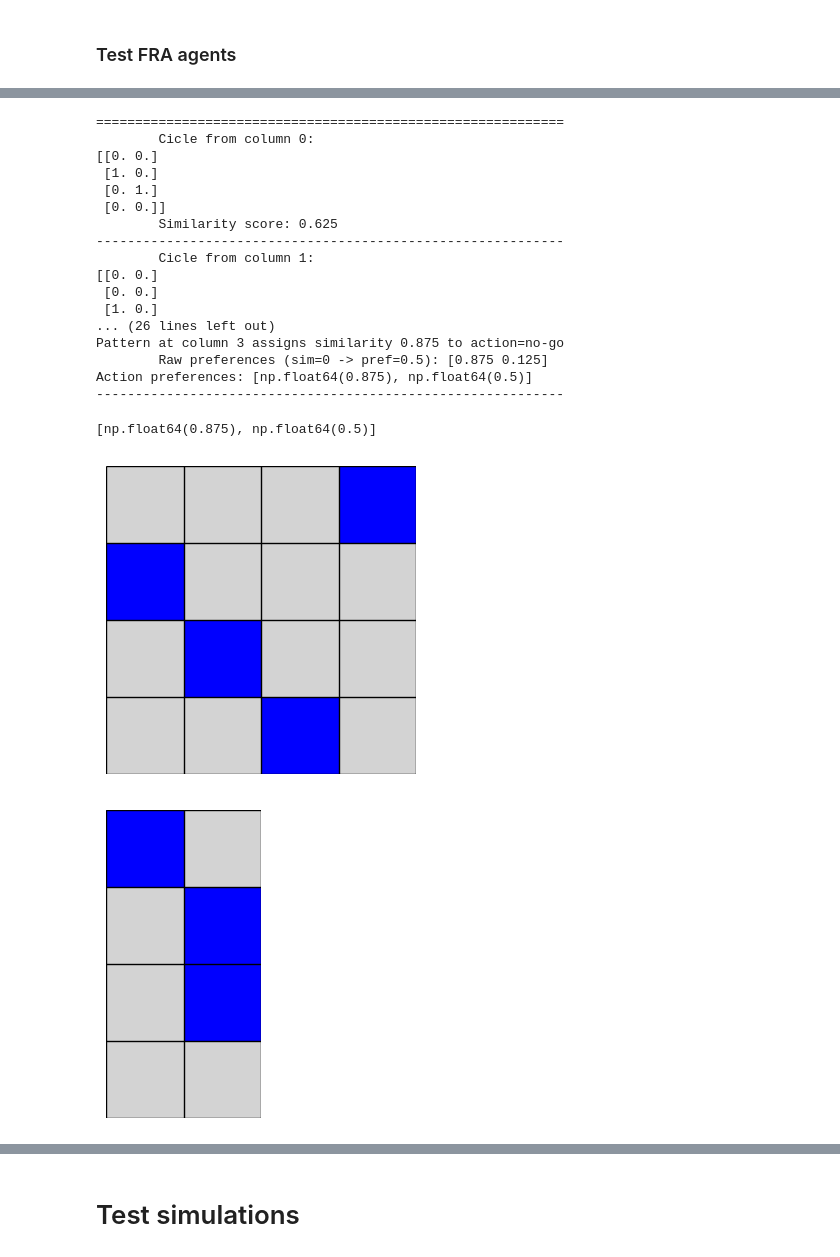
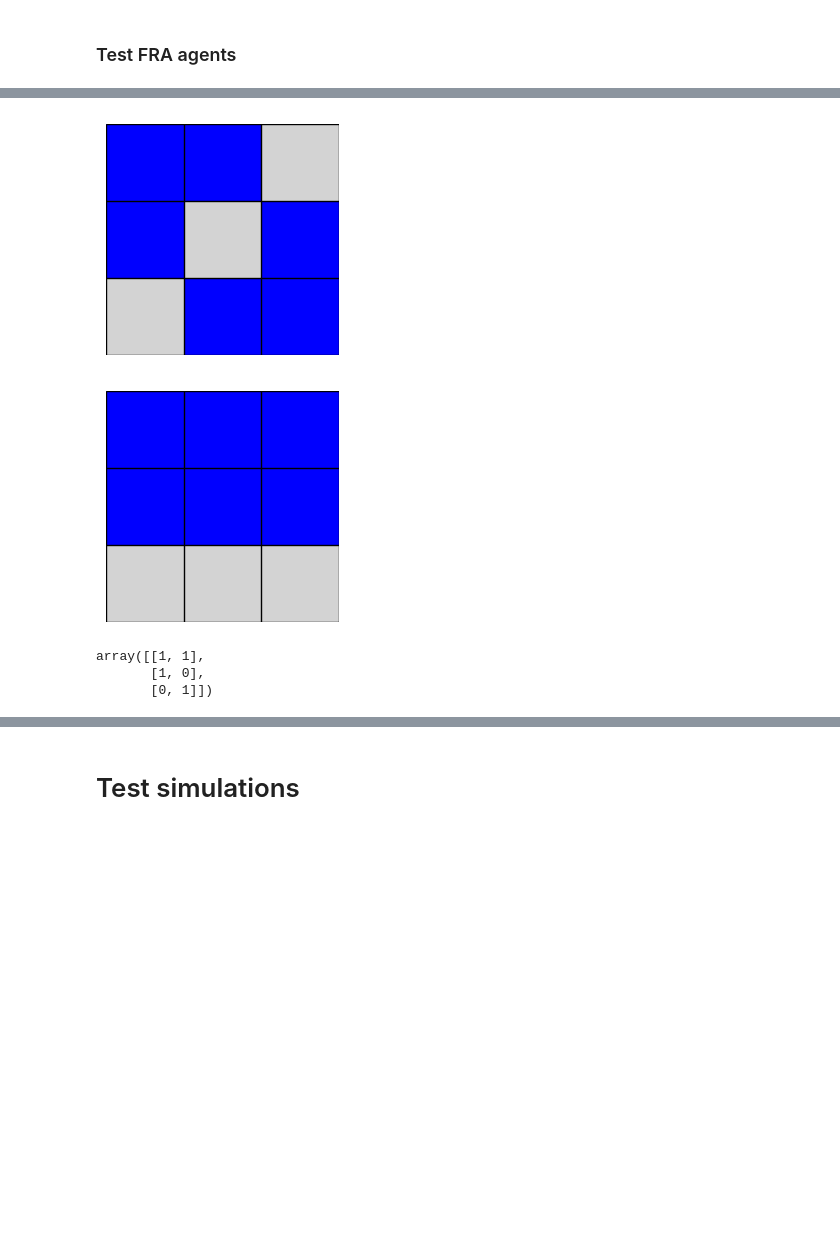
Before and after one commit to EAndrade-Lotero/Cognitive_Models_El_Farol_Bar_Problem, a Jupyter notebook: Notebooks/test_FRA.ipynb, the cells around one changed output, grey strips where cells are left out. Drawn from its saved outputs; the diff is of its cells as text; code cells hidden in the pictures; blank space fills up the shorter version.

```diff
--- a/Notebooks/test_FRA.ipynb
+++ b/Notebooks/test_FRA.ipynb
@@ -168,35 +199,28 @@ bar.render()
-# %%
-agent_idx = 0
-fra = agents[agent_idx].sfr.focal_regions[0]
-fra.debug = True
-FocalRegion.draw_region(fra.focal_region)
-
-history = np.array(bar.history[:2]).T
-# history = np.array([
-#     [0, 1, 0],
-#     [0, 0, 1]
-# ]).T
-FocalRegion.draw_region(history)
-
-fra.get_action_preferences(history, agent_idx)
-# %% [output]
-============================================================
-        Cicle from column 0:
-[[0. 0.]
- [1. 0.]
- [0. 1.]
- [0. 0.]]
-        Similarity score: 0.625
-------------------------------------------------------------
-        Cicle from column 1:
-[[0. 0.]
- [0. 0.]
- [1. 0.]
-... (26 lines left out)
-Pattern at column 3 assigns similarity 0.875 to action=no-go
-        Raw preferences (sim=0 -> pref=0.5): [0.875 0.125]
-Action preferences: [np.float64(0.875), np.float64(0.5)]
-------------------------------------------------------------
-[np.float64(0.875), np.float64(0.5)]
-[figure, removed]
-[figure, removed]
+# %%
+agent_idx = 0
+agent = agents[agent_idx]
+# %%
+list_fras = []
+region = np.array([[1, 1, 0], [1, 0, 1], [0, 1, 1]])
+fra = FocalRegion(region, "alternation")
+list_fras.append(fra)
+region = np.array([[1, 1, 1], [1, 1, 1], [0, 0, 0]])
+fra = FocalRegion(region, "alternation")
+list_fras.append(fra)
+agent.sfr.focal_regions = list_fras
+# %%
+for fra in agent.sfr.focal_regions:
+    fra.debug = True
+    FocalRegion.draw_region(fra.focal_region)
+# %% [output]
+[figure, added]
+[figure, added]
+# %%
+sfr = agent.sfr
+sfr.debug = True
+sfr.history = np.array([[1, 1], [1, 0], [0, 1]])
+sfr.history
+# %% [output]
+array([[1, 1],
+       [1, 0],
+       [0, 1]])
```
Also changed, not shown: parts of 13 cells of this notebook, 9 other files.
